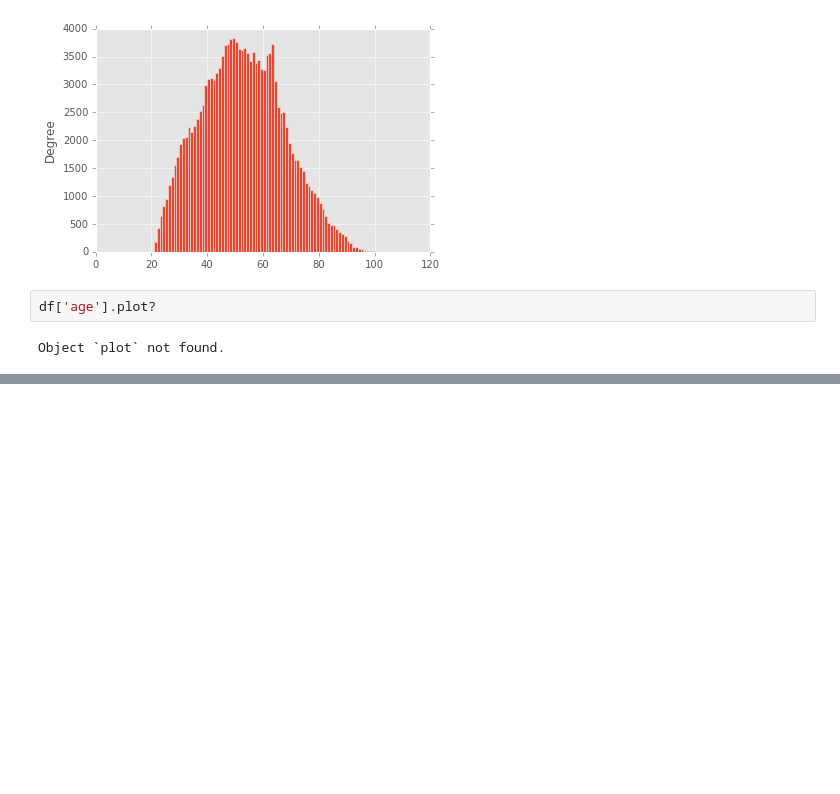
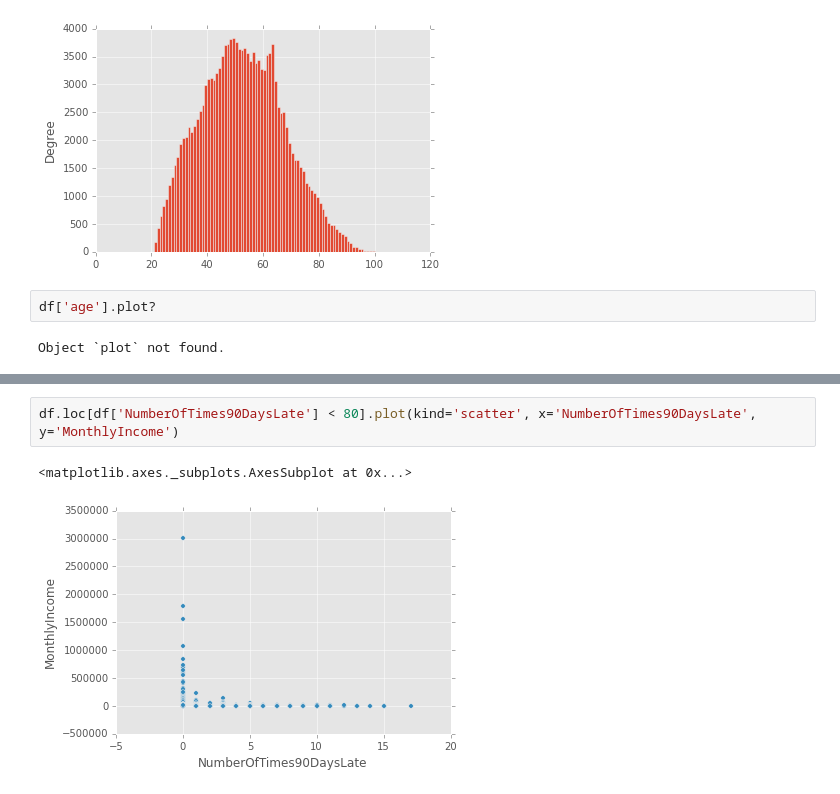
Before and after one commit to roechi/machine_learning_assignment, a Jupyter notebook: beleg2/analysis.ipynb, the cells around one changed output, grey strips where cells are left out. Drawn from its saved outputs; the diff is of its cells as text; blank space fills up the shorter version.

```diff
--- a/beleg2/analysis.ipynb
+++ b/beleg2/analysis.ipynb
@@ -102 +122,6 @@ ff.loc[ff['MonthlyIncome'].isin([150000, 20000])].plot(kind='hist', legend=False
+# %%
+df.loc[df['NumberOfTimes90DaysLate'] < 80].plot(kind='scatter', x='NumberOfTimes90DaysLate', y='MonthlyIncome')
+# %% [output]
+<matplotlib.axes._subplots.AxesSubplot at 0x...>
+[figure, added]
 # %%
```
Also changed, not shown: parts of 7 cells of this notebook, 4 other files.
